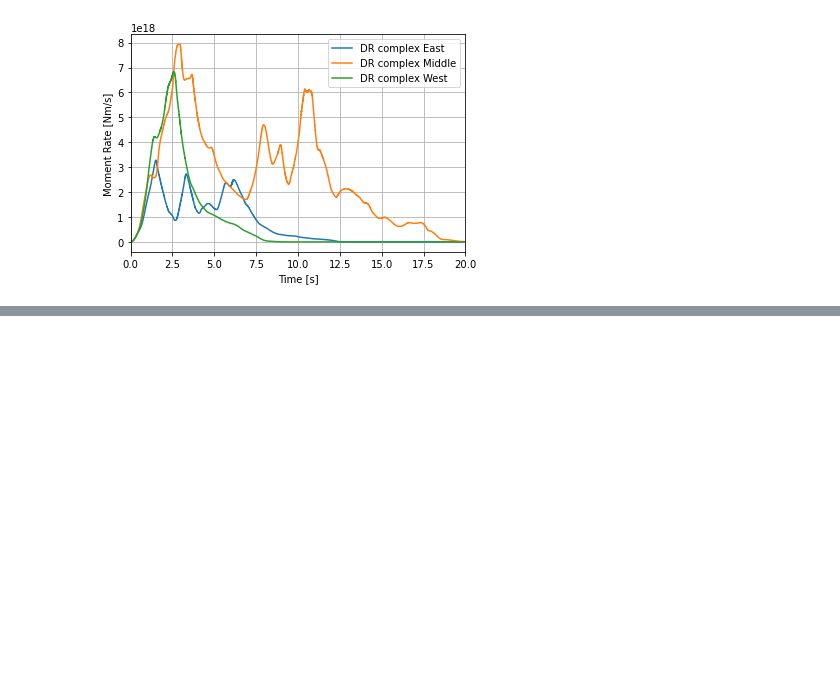
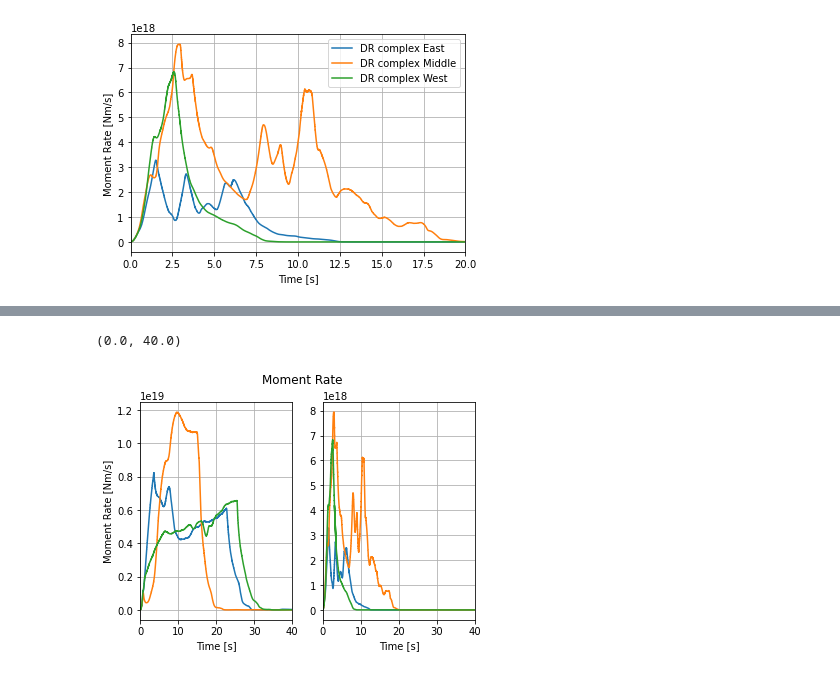
Before and after one commit to fabian-kutschera/Scripts4Processing, a Jupyter notebook: CombinedMR.ipynb, the cells around one changed output, grey strips where cells are left out. Cells and saved outputs as stored; diff of their text form; code cells hidden in the pictures; blank space fills up the shorter version.

```diff
--- a/CombinedMR.ipynb
+++ b/CombinedMR.ipynb
@@ -32,0 +85,20 @@ plt.show()
+# %%
+fig, (ax1, ax2) = plt.subplots(1, 2, sharex=True)
+fig.suptitle('Moment Rate')
+
+ax1.plot(sE['time'],sE['moment'], label='DR simple East')
+ax1.plot(sM['time'],sM['moment'], label='DR simple Middle')
+ax1.plot(sW['time'],sW['moment'], label='DR simple West')
+ax1.grid()
+ax1.set_xlabel('Time [s]')
+ax1.set_ylabel('Moment Rate [Nm/s]')
+
+ax2.plot(cE['time'],cE['moment'], label='DR complex East')
+ax2.plot(cM['time'],cM['moment'], label='DR complex Middle')
+ax2.plot(cW['time'],cW['moment'], label='DR complex West')
+ax2.grid()
+ax2.set_xlabel('Time [s]')
+ax2.set_xlim([0,40])
+# %% [output]
+(0.0, 40.0)
+[figure, added]
```
Also changed, not shown: parts of 4 cells of this notebook, 2 other files.
